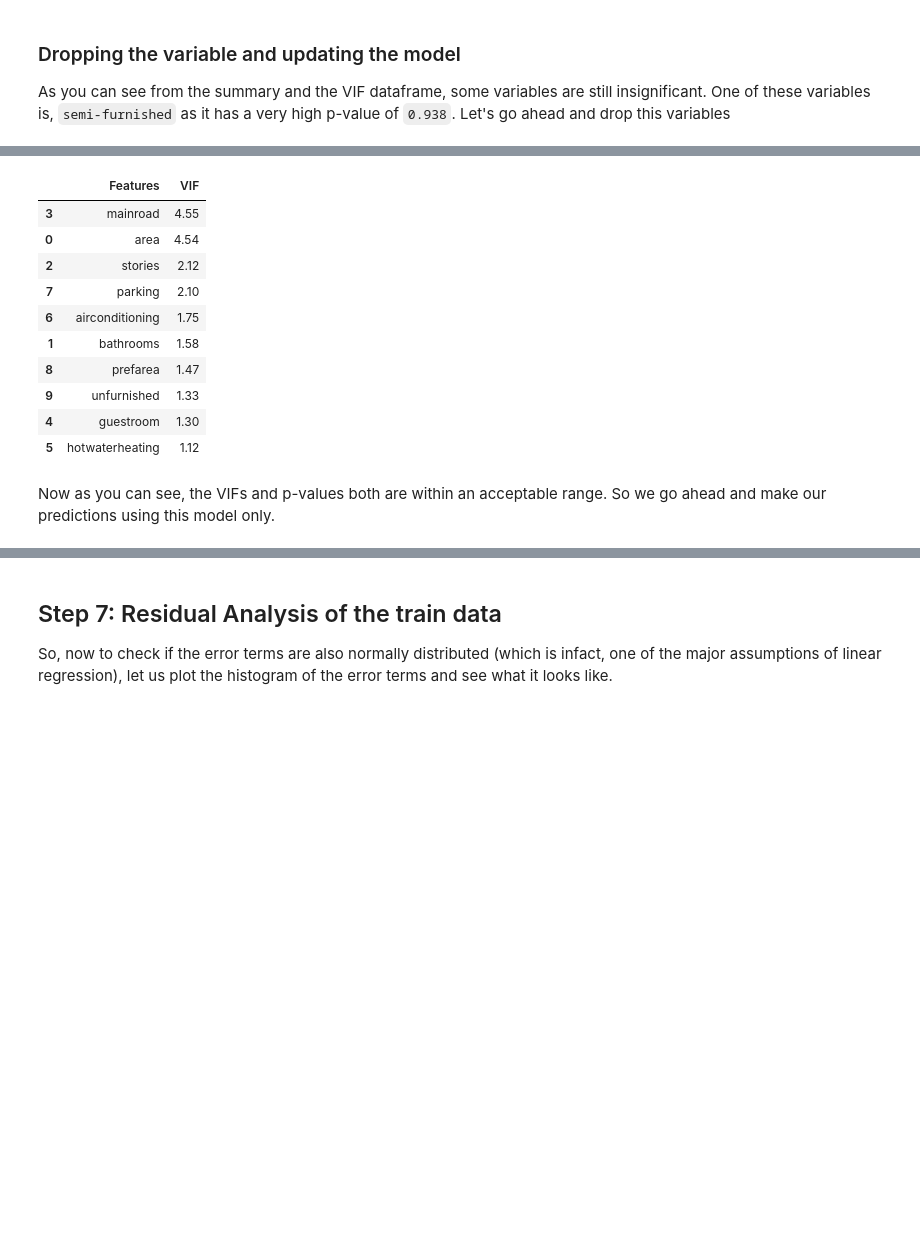
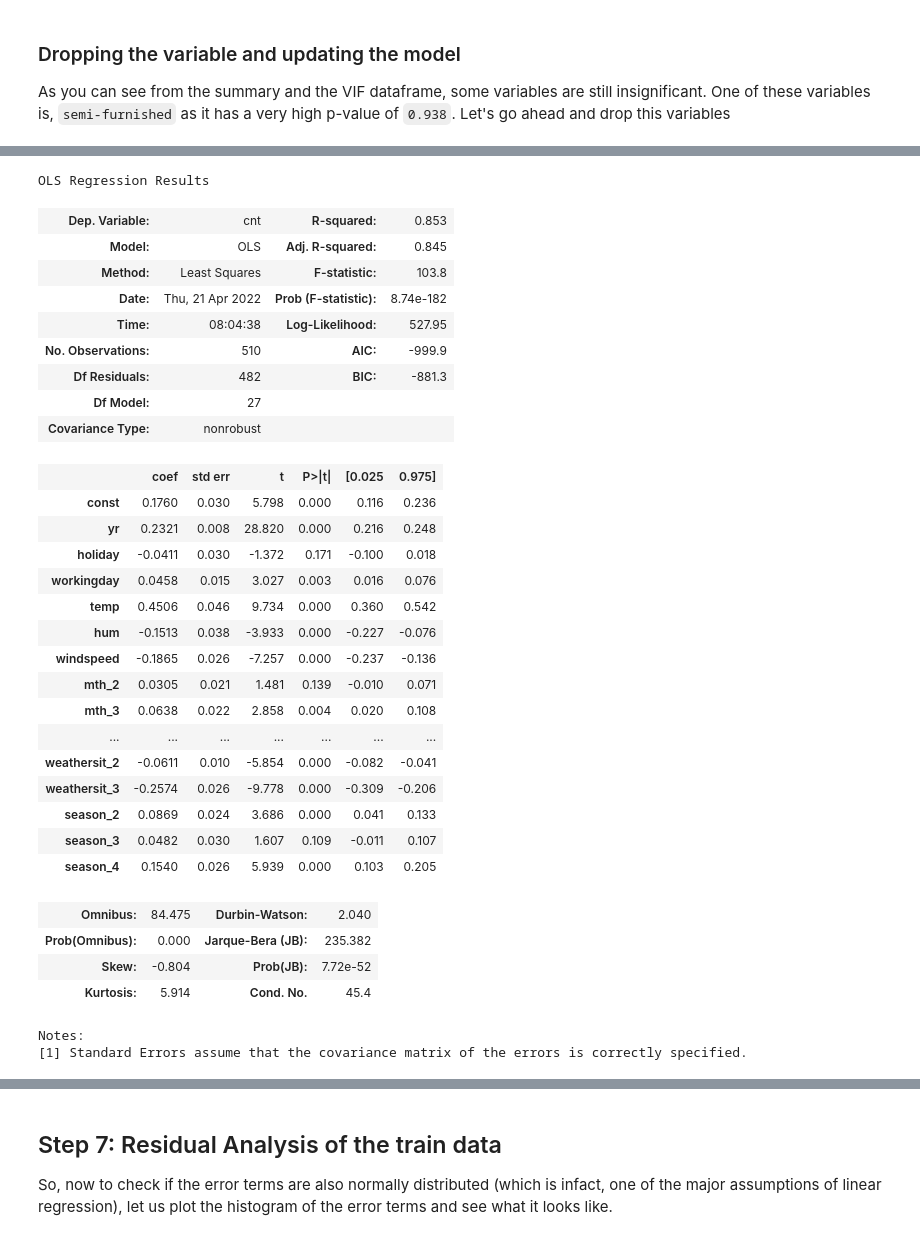
Before and after one commit to gautaman8/BikeCaseStudy, a Jupyter notebook: BoomBikes.ipynb, the cells around one changed output, grey strips where cells are left out. Drawn from its saved outputs; the diff is of its cells as text; code cells hidden in the pictures; blank space fills up the shorter version.

```diff
--- a/BoomBikes.ipynb
+++ b/BoomBikes.ipynb
@@ -755,5 +688,0 @@ X = X.drop('bedrooms', 1)
-# %%
-# Build a second fitted model
-X_train_lm = sm.add_constant(X)
-
-lr_3 = sm.OLS(y_train, X_train_lm).fit()
@@ -809,5 +688,0 @@ X = X.drop('basement', 1)
-# %%
-# Build a fourth fitted model
-X_train_lm = sm.add_constant(X)
-
-lr_4 = sm.OLS(y_train, X_train_lm).fit()
@@ -834,22 +689,41 @@ Warnings:
-# %%
-# Calculate the VIFs again for the new model
-vif = pd.DataFrame()
-vif['Features'] = X.columns
-vif['VIF'] = [variance_inflation_factor(X.values, i) for i in range(X.shape[1])]
-vif['VIF'] = round(vif['VIF'], 2)
-vif = vif.sort_values(by = "VIF", ascending = False)
-vif
-# %% [output]
-|  | Features | VIF |
-| 3 | mainroad | 4.55 |
-| 0 | area | 4.54 |
-| 2 | stories | 2.12 |
-| 7 | parking | 2.10 |
-| 6 | airconditioning | 1.75 |
-| 1 | bathrooms | 1.58 |
-| 8 | prefarea | 1.47 |
-| 9 | unfurnished | 1.33 |
-| 4 | guestroom | 1.30 |
-| 5 | hotwaterheating | 1.12 |
-# %% [markdown]
-Now as you can see, the VIFs and p-values both are within an acceptable range. So we go ahead and make our predictions using this model only.
+# %%
+X_train_lm = X_train_lm.drop('weekday_4', 1,)
+# %%
+# Build a third fitted model
+X_train_lm = sm.add_constant(X_train_lm)
+lr_3 = sm.OLS(y_train, X_train_lm).fit()
+# %%
+lr_3.summary()
+# %% [output]
+OLS Regression Results
+| Dep. Variable: | cnt | R-squared: | 0.853 |
+| Model: | OLS | Adj. R-squared: | 0.845 |
+| Method: | Least Squares | F-statistic: | 103.8 |
+| Date: | Thu, 21 Apr 2022 | Prob (F-statistic): | 8.74e-182 |
+| Time: | 08:04:38 | Log-Likelihood: | 527.95 |
+| No. Observations: | 510 | AIC: | -999.9 |
+| Df Residuals: | 482 | BIC: | -881.3 |
+| Df Model: | 27 |  |  |
+| Covariance Type: | nonrobust |  |  |
+|  | coef | std err | t | P>|t| | [0.025 | 0.975] |
+| const | 0.1760 | 0.030 | 5.798 | 0.000 | 0.116 | 0.236 |
+| yr | 0.2321 | 0.008 | 28.820 | 0.000 | 0.216 | 0.248 |
+| holiday | -0.0411 | 0.030 | -1.372 | 0.171 | -0.100 | 0.018 |
+| workingday | 0.0458 | 0.015 | 3.027 | 0.003 | 0.016 | 0.076 |
+| temp | 0.4506 | 0.046 | 9.734 | 0.000 | 0.360 | 0.542 |
+| hum | -0.1513 | 0.038 | -3.933 | 0.000 | -0.227 | -0.076 |
+| windspeed | -0.1865 | 0.026 | -7.257 | 0.000 | -0.237 | -0.136 |
+| mth_2 | 0.0305 | 0.021 | 1.481 | 0.139 | -0.010 | 0.071 |
+| mth_3 | 0.0638 | 0.022 | 2.858 | 0.004 | 0.020 | 0.108 |
+| ... | ... | ... | ... | ... | ... | ... |
+| weathersit_2 | -0.0611 | 0.010 | -5.854 | 0.000 | -0.082 | -0.041 |
+| weathersit_3 | -0.2574 | 0.026 | -9.778 | 0.000 | -0.309 | -0.206 |
+| season_2 | 0.0869 | 0.024 | 3.686 | 0.000 | 0.041 | 0.133 |
+| season_3 | 0.0482 | 0.030 | 1.607 | 0.109 | -0.011 | 0.107 |
+| season_4 | 0.1540 | 0.026 | 5.939 | 0.000 | 0.103 | 0.205 |
+| Omnibus: | 84.475 | Durbin-Watson: | 2.040 |
+| Prob(Omnibus): | 0.000 | Jarque-Bera (JB): | 235.382 |
+| Skew: | -0.804 | Prob(JB): | 7.72e-52 |
+| Kurtosis: | 5.914 | Cond. No. | 45.4 |
+Notes:
+[1] Standard Errors assume that the covariance matrix of the errors is correctly specified.
```
Also changed, not shown: parts of 50 cells of this notebook.
